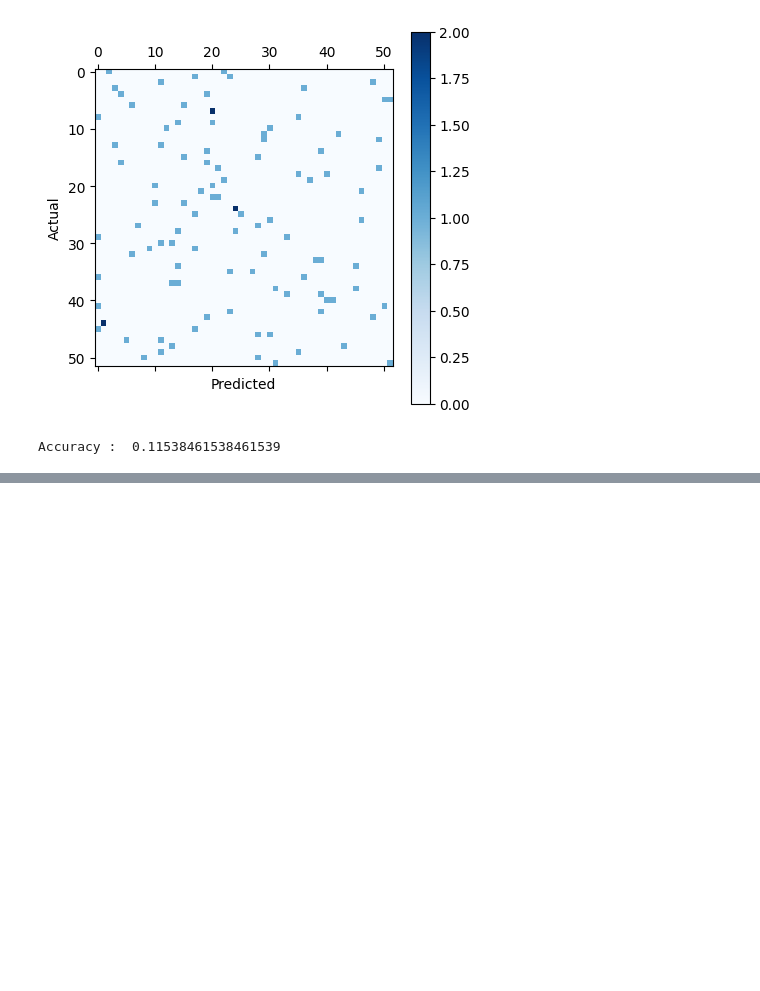
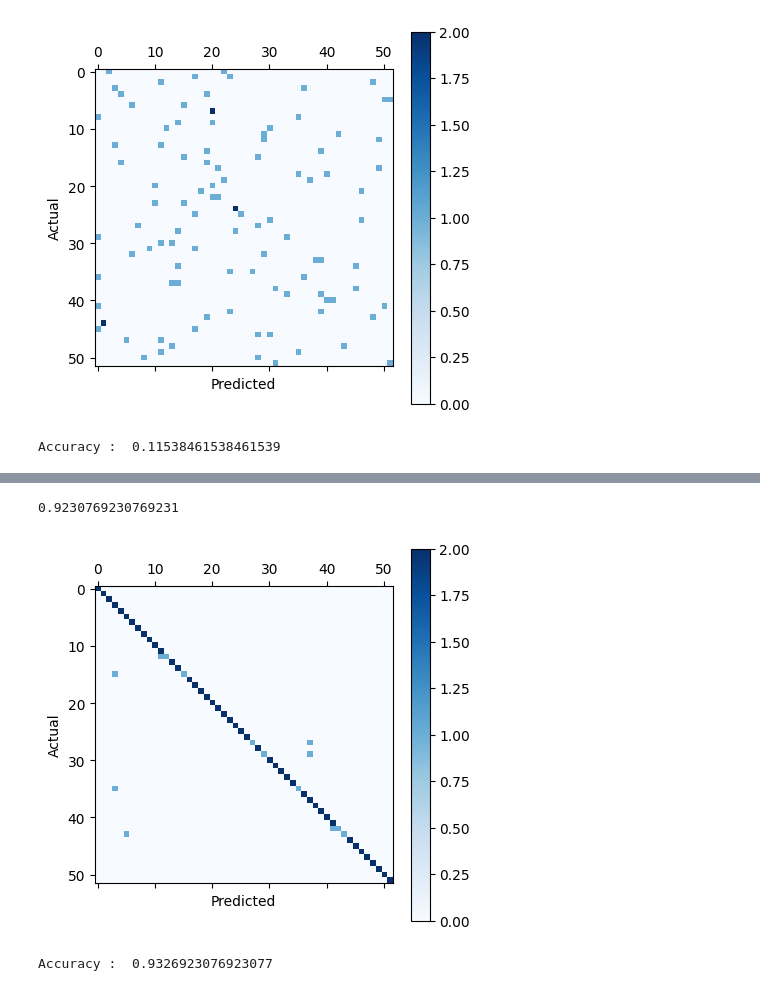
Before and after one commit to Swar2424/CS, a Jupyter notebook: lda-q2.ipynb, the cells around one changed output, grey strips where cells are left out. Saved outputs shown, nothing was run; the diff lists cells and outputs as text; code cells hidden in the pictures; blank space fills up the shorter version.

Commit message:
working PCA-LDA ensemble

```diff
--- a/lda-q2.ipynb
+++ b/lda-q2.ipynb
@@ -178,7 +190,7 @@ Xt = pca.transform(X_test)
 W = pca.components_
 
 
-eigenvalues, Wlda, mean, SB, SW, ST = LDA(X_train, 52, 8, Wpca, 51)
+eigenvalues, Wlda, mean, SB, SW, ST = my_LDA(X_train, 52, 8, Wpca, 51)
 print(Wlda.shape, Wpca.shape)
 # %% [output]
 batch: (416, 2576)
@@ -309,0 +383,15 @@ Accuracy (2) :  0.9519230769230769
+# %%
+pca = PCA(n_components=110)
+pca.fit(X_train)
+Xr = pca.transform(X_train)
+Xt = pca.transform(X_test)
+
+x = 10
+mean = 0
+for i in range(x):
+    Classifiers = Ensemble_data(Xr, l_train, 20, 0.9, 52, 31)
+    res = Prediction_d(Classifiers, Xt, l_test, 52)
+    mean += np.sum(np.equal(res, l_test))/len(res)
+print(mean/x)
+# %% [output]
+0.9230769230769231
@@ -309,0 +409,60 @@ Accuracy (2) :  0.9519230769230769
+# %%
+class RandomizedPCA_LDA(BaseEstimator, ClassifierMixin):
+    def __init__(self, n_components_pca=5, n_components_lda=1, feature_ratio=0.8):
+        self.n_components_pca = n_components_pca
+        self.n_components_lda = n_components_lda
+        self.feature_ratio = feature_ratio
+        self.selected_features = None
+        self.pca = None
+        self.lda = None
+
+    def fit(self, X, y):
+        # Randomly select a subset of features
+        n_features = X.shape[1]
+        n_selected_features = int(n_features * self.feature_ratio)
+        self.selected_features = np.random.choice(n_features, n_selected_features, replace=False)
+
+        # Apply PCA on the selected features
+        self.pca = PCA(n_components=self.n_components_pca)
+        X_reduced = self.pca.fit_transform(X[:, self.selected_features])
+
+        # Apply LDA on the PCA-transformed data
+        self.lda = LinearDiscriminantAnalysis(n_components=self.n_components_lda)
+        self.lda.fit(X_reduced, y)
+        return self
+
+    def predict(self, X):
+        X_reduced = self.pca.transform(X[:, self.selected_features])
+        return self.lda.predict_proba(X_reduced)
+
+def Ensemble_feature(X, y, T, n_components_pca=5, n_components_lda=1, feature_ratio=0.8):
+    classifiers = []
+    for i in range(T):
+        classifier = RandomizedPCA_LDA(n_components_pca, n_components_lda, feature_ratio)
+        classifier.fit(X, y)
+        classifiers.append(classifier)
+
+    return classifiers
+
+def Prediction_f(clfs, X_test, l_test, C):
+    res = np.zeros((l_test.shape[0], C))
+    for clf in clfs :
+        res += clf.predict(X_test)
+    return np.argmax(res, axis=1) + 1
+
+Classifiers = Ensemble_feature(X_train, l_train, 10, 200, 51, 0.8)
+
+res = Prediction_f(Classifiers, X_test, l_test, 52)
+
+cm = confusion_matrix(l_test, res)
+
+plt.matshow(cm, cmap = 'Blues')
+plt.colorbar()
+plt.ylabel('Actual')
+plt.xlabel('Predicted')
+plt.show()
+
+print("Accuracy : ", sum(np.equal(res, l_test))/len(res))
+# %% [output]
+[figure, added]
+Accuracy :  0.9326923076923077
```
Also changed, not shown: parts of 10 cells of this notebook, 1 other file.
